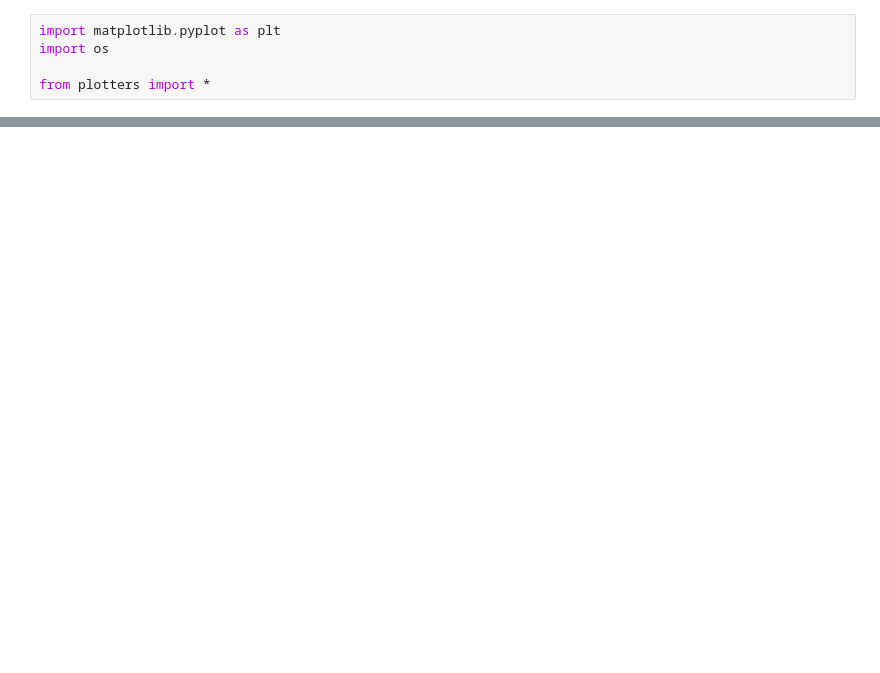
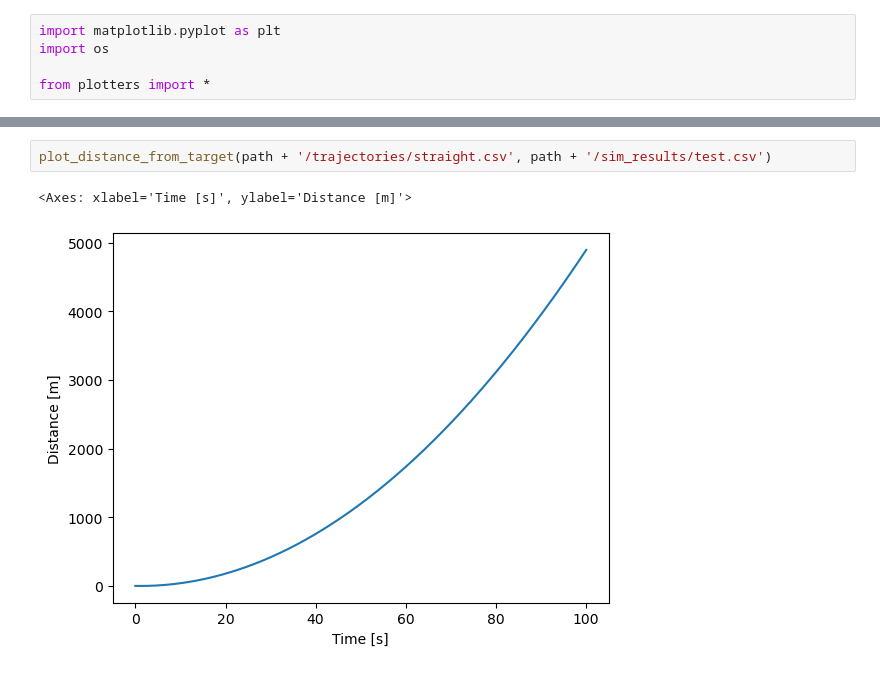
Before and after one commit to Adam-Boesky/RL_CMAES, a Jupyter notebook: Analysis/analysis.ipynb, the cells around one changed output, grey strips where cells are left out. Saved outputs shown, nothing was run; the diff lists cells and outputs as text; blank space fills up the shorter version.

```diff
--- a/Analysis/analysis.ipynb
+++ b/Analysis/analysis.ipynb
@@ -25,0 +24,5 @@ plt.show()
+# %%
+plot_distance_from_target(path + '/trajectories/straight.csv', path + '/sim_results/test.csv')
+# %% [output]
+<Axes: xlabel='Time [s]', ylabel='Distance [m]'>
+[figure, added]
```
Also changed, not shown: parts of 3 cells of this notebook, 6 other files.
